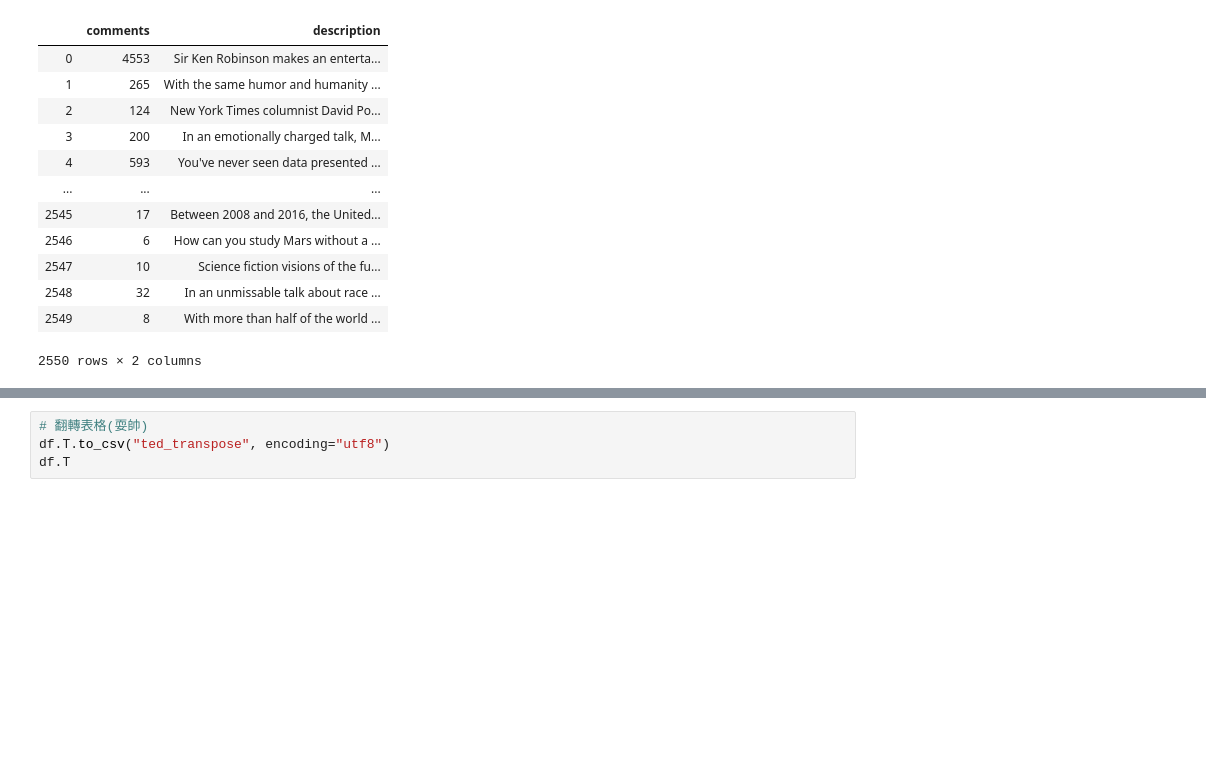
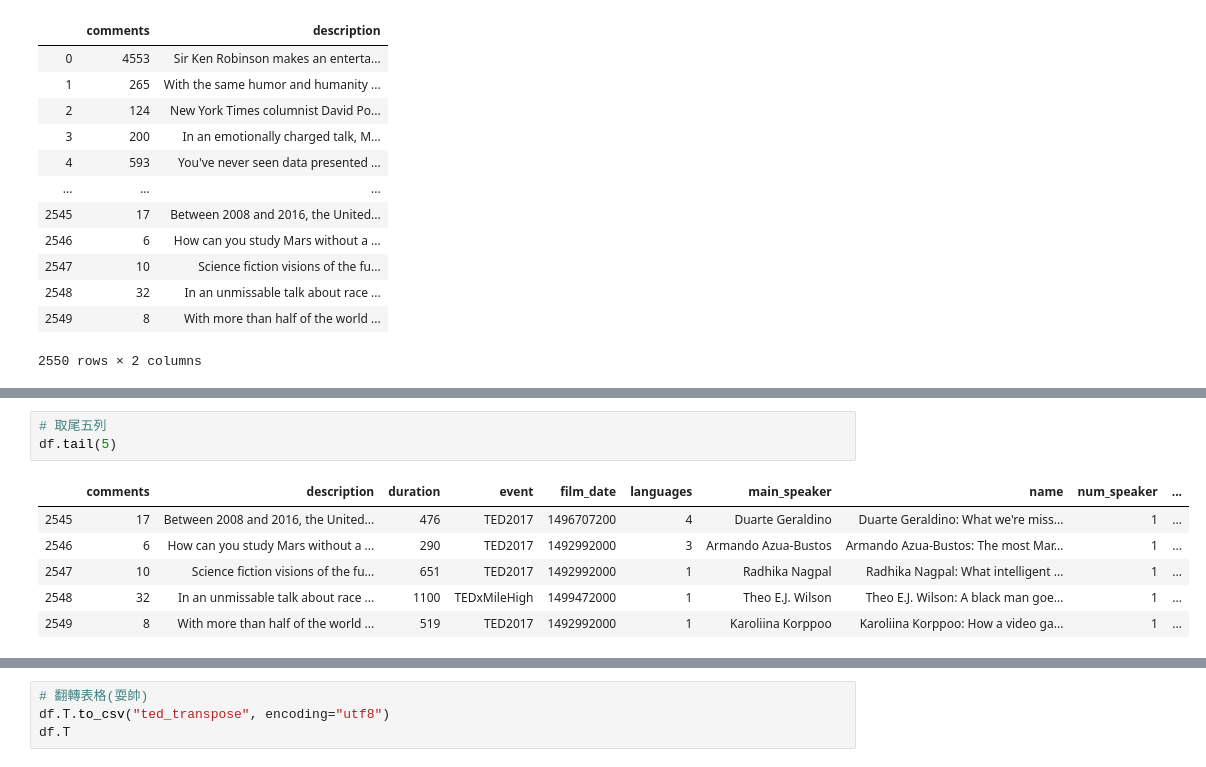
Before and after one commit to lennox0909/tibame_crawler, a Jupyter notebook: 0825_ted.ipynb, the cells around one changed output, grey strips where cells are left out. Cells and saved outputs as stored; diff of their text form; blank space fills up the shorter version.

```diff
--- a/0825_ted.ipynb
+++ b/0825_ted.ipynb
@@ -60,0 +72,10 @@ df[["comments","description"]]
+# %%
+# 取尾五列
+df.tail(5)
+# %% [output]
+|  | comments | description | duration | event | film_date | languages | main_speaker | name | num_speaker | ... |
+| 2545 | 17 | Between 2008 and 2016, the United... | 476 | TED2017 | 1496707200 | 4 | Duarte Geraldino | Duarte Geraldino: What we're miss... | 1 | ... |
+| 2546 | 6 | How can you study Mars without a ... | 290 | TED2017 | 1492992000 | 3 | Armando Azua-Bustos | Armando Azua-Bustos: The most Mar... | 1 | ... |
+| 2547 | 10 | Science fiction visions of the fu... | 651 | TED2017 | 1492992000 | 1 | Radhika Nagpal | Radhika Nagpal: What intelligent ... | 1 | ... |
+| 2548 | 32 | In an unmissable talk about race ... | 1100 | TEDxMileHigh | 1499472000 | 1 | Theo E.J. Wilson | Theo E.J. Wilson: A black man goe... | 1 | ... |
+| 2549 | 8 | With more than half of the world ... | 519 | TED2017 | 1492992000 | 1 | Karoliina Korppoo | Karoliina Korppoo: How a video ga... | 1 | ... |
```
Also changed, not shown: parts of 14 cells of this notebook.
